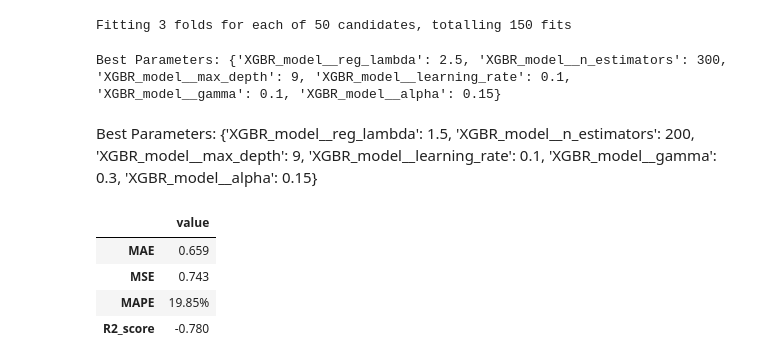
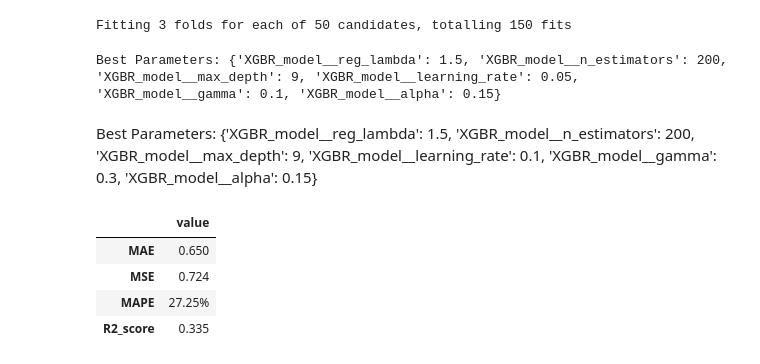
Before and after one commit to aleks-haksly/Simulative, a Jupyter notebook: ML/recomendation.ipynb, the cells around one changed output. Saved outputs shown, nothing was run; the diff lists cells and outputs as text; code cells hidden in the pictures.

```diff
--- a/ML/recomendation.ipynb
+++ b/ML/recomendation.ipynb
@@ -211,13 +225,13 @@ class CustomTransformer(BaseEstimator, TransformerMixin):
                                                 .rename("rating_movie_mean")
 
         # Для каждого пользователя рассчитаем среднюю оценку, которую он ставит в каждом жанре фильма, для чего сначала выдлим все жанры и проставим им оценки для каждой записи train
-        mlb_encoded_genres = pd.concat([
+        self.mlb_encoded_genres = pd.concat([
             X_train_copy.userId,
             pd.DataFrame(self.mlb.transform(X_train_copy.genres.apply(lambda x: x.split('|'))), \
                                           columns=self.mlb.classes_, index = X_train_copy.index).mul(X_train_copy.rating, axis=0)
         ], axis=1)
         # А затем сгуппируем по пользователям и усредним
-        self.mean_genres_by_users = mlb_encoded_genres.groupby("userId").apply(self.avg, include_groups=False).rename("mean_genres_by_users")
+        self.mean_genres_by_users = self.mlb_encoded_genres.groupby("userId").mean()#.rename("mean_genres_by_users")
         self.mean_rating = y.pipe(self.avg) # средний рейтинг всех фильмов train для заполнения пропусков в дальнейшем при трансформации X_test
         return self
 
@@ -433,15 +457,15 @@ Fitting 3 folds for each of 50 candidates, totalling 150 fits
 # %%
 print("Best Parameters:", best_params)
 # %% [output]
-Best Parameters: {'XGBR_model__reg_lambda': 2.5, 'XGBR_model__n_estimators': 300, 'XGBR_model__max_depth': 9, 'XGBR_model__learning_rate': 0.1, 'XGBR_model__gamma': 0.1, 'XGBR_model__alpha': 0.15}
+Best Parameters: {'XGBR_model__reg_lambda': 1.5, 'XGBR_model__n_estimators': 200, 'XGBR_model__max_depth': 9, 'XGBR_model__learning_rate': 0.05, 'XGBR_model__gamma': 0.1, 'XGBR_model__alpha': 0.15}
 # %% [markdown]
 Best Parameters: {'XGBR_model__reg_lambda': 1.5, 'XGBR_model__n_estimators': 200, 'XGBR_model__max_depth': 9, 'XGBR_model__learning_rate': 0.1, 'XGBR_model__gamma': 0.3, 'XGBR_model__alpha': 0.15}
 # %%
 predict = best_model.predict(X_test)
-evaluate_model(predict, y_test)
+evaluate_model(y_test, predict)
 # %% [output]
 |  | value |
-| MAE | 0.659 |
-| MSE | 0.743 |
-| MAPE | 19.85% |
-| R2_score | -0.780 |
+| MAE | 0.650 |
+| MSE | 0.724 |
+| MAPE | 27.25% |
+| R2_score | 0.335 |
```
Also changed, not shown: parts of 13 cells of this notebook.
